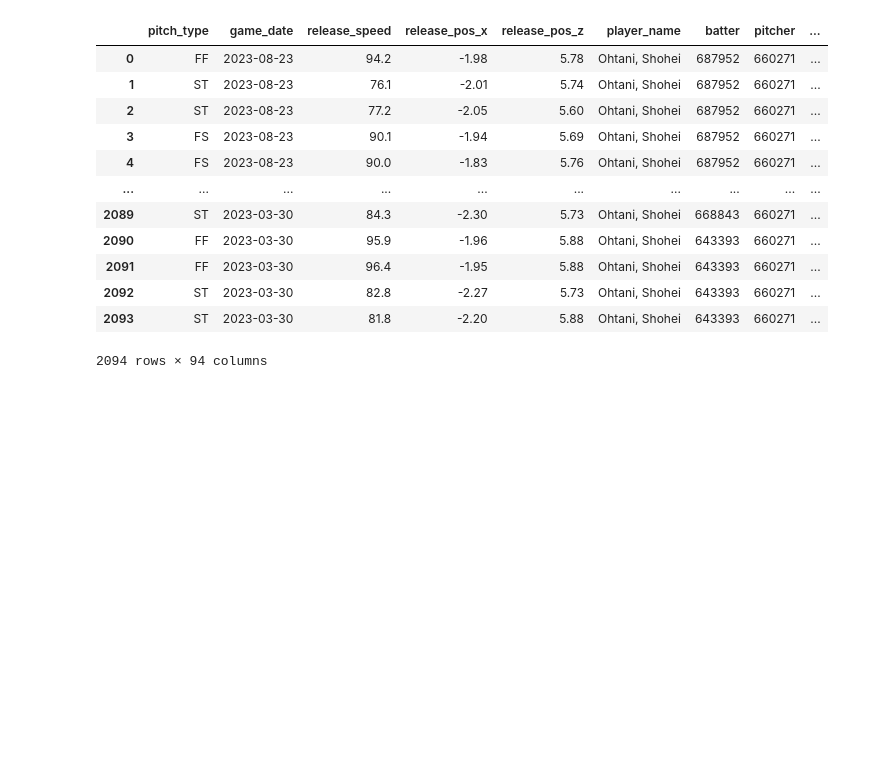
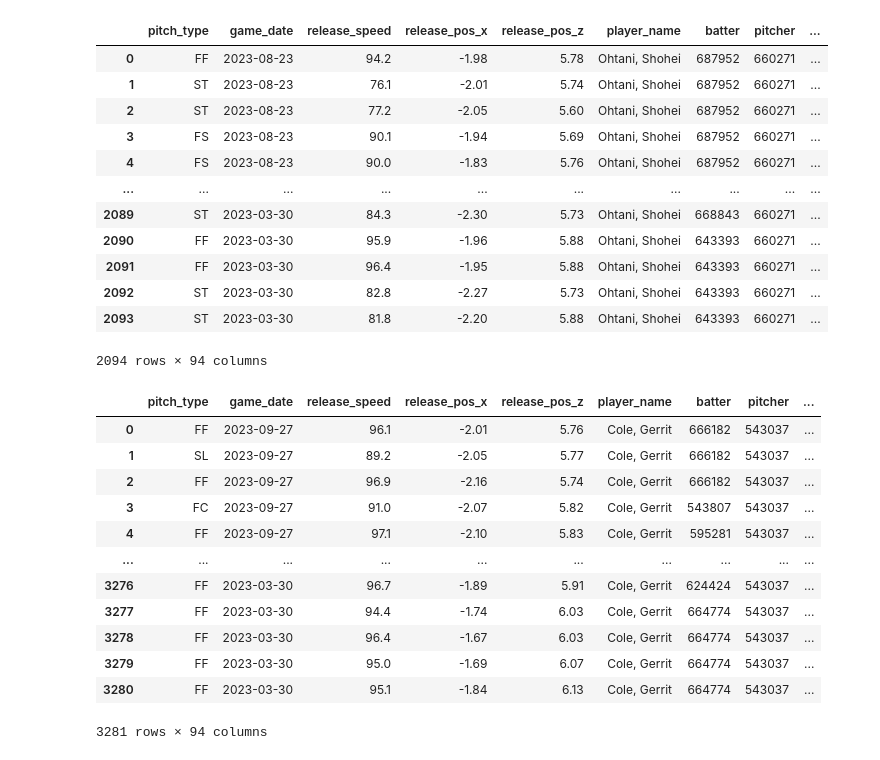
Before and after one commit to calvinhoang203/MLB-Analysis, a Jupyter notebook: Master.ipynb, the cells around one changed output. Saved outputs shown, nothing was run; the diff lists cells and outputs as text; code cells hidden in the pictures; blank space fills up the shorter version.

```diff
--- a/Master.ipynb
+++ b/Master.ipynb
@@ -30,3 +30,20 @@ ohtani_data
 | 2092 | ST | 2023-03-30 | 82.8 | -2.27 | 5.73 | Ohtani, Shohei | 643393 | 660271 | ... |
 | 2093 | ST | 2023-03-30 | 81.8 | -2.20 | 5.88 | Ohtani, Shohei | 643393 | 660271 | ... |
 2094 rows × 94 columns
+# %%
+Cole = pd.read_csv("cole_data.csv")
+Cole
+# %% [output]
+|  | pitch_type | game_date | release_speed | release_pos_x | release_pos_z | player_name | batter | pitcher | ... |
+| 0 | FF | 2023-09-27 | 96.1 | -2.01 | 5.76 | Cole, Gerrit | 666182 | 543037 | ... |
+| 1 | SL | 2023-09-27 | 89.2 | -2.05 | 5.77 | Cole, Gerrit | 666182 | 543037 | ... |
+| 2 | FF | 2023-09-27 | 96.9 | -2.16 | 5.74 | Cole, Gerrit | 666182 | 543037 | ... |
+| 3 | FC | 2023-09-27 | 91.0 | -2.07 | 5.82 | Cole, Gerrit | 543807 | 543037 | ... |
+| 4 | FF | 2023-09-27 | 97.1 | -2.10 | 5.83 | Cole, Gerrit | 595281 | 543037 | ... |
+| ... | ... | ... | ... | ... | ... | ... | ... | ... | ... |
+| 3276 | FF | 2023-03-30 | 96.7 | -1.89 | 5.91 | Cole, Gerrit | 624424 | 543037 | ... |
+| 3277 | FF | 2023-03-30 | 94.4 | -1.74 | 6.03 | Cole, Gerrit | 664774 | 543037 | ... |
+| 3278 | FF | 2023-03-30 | 96.4 | -1.67 | 6.03 | Cole, Gerrit | 664774 | 543037 | ... |
+| 3279 | FF | 2023-03-30 | 95.0 | -1.69 | 6.07 | Cole, Gerrit | 664774 | 543037 | ... |
+| 3280 | FF | 2023-03-30 | 95.1 | -1.84 | 6.13 | Cole, Gerrit | 664774 | 543037 | ... |
+3281 rows × 94 columns
```
Also changed, not shown: parts of 7 cells of this notebook, 1 other file.
